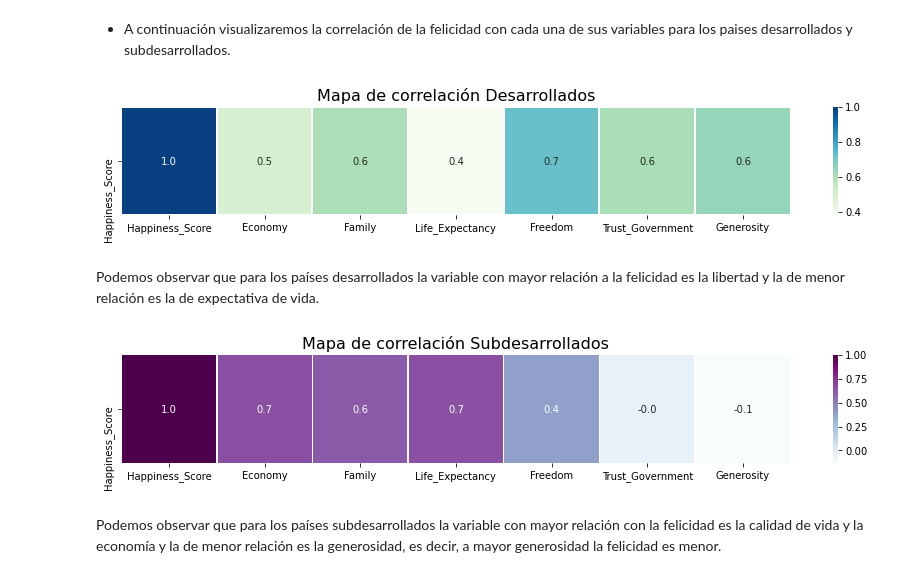
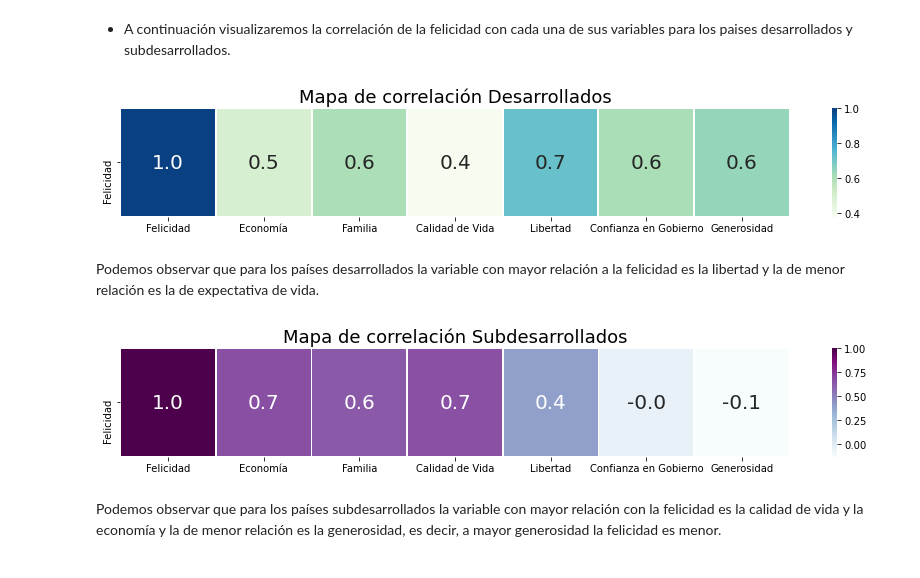
Before and after one commit to perladiaaz/Miner-a_de_datos, a Jupyter notebook: AvancePIA_II_003_11.ipynb, the cells around one changed output. Saved outputs shown, nothing was run; the diff lists cells and outputs as text; code cells hidden in the pictures.

```diff
--- a/AvancePIA_II_003_11.ipynb
+++ b/AvancePIA_II_003_11.ipynb
@@ -333,8 +337,8 @@ Comprobamos que la base de datos, no cuenta con ningún dato nulo.
     Real GDP per capita in 2011US$, 2011 benchmark (Maddison Project Database (2018)) -> Per_Capita: Lo cambiamos para tener un mejor manejo al referirnos al per Cápita.
 # %%
 df=df.rename(columns = {
-        'Happiness Score': "Happiness_Score", 'Economy (GDP per Capita)': "Economy",
-        'Health (Life Expectancy)': "Life_Expectancy", 'Trust (Government Corruption)': "Trust_Government",
+        'Happiness_Score': "Felicidad", 'Economy': "Economía",
+        'Life_Expectancy': "Calidad de Vida", 'Trust_Government': "Confianza en Gobierno",'Freedom':"Libertad",'Family':"Familia",'Generosity':"Generosidad",
         'Dystopia Residual': "Adj", ' Real GDP per capita in 2011US$, 2011 benchmark (Maddison Project Database (2018)) ': "Per_Capita"})
 # %%
 df
@@ -459,31 +466,32 @@ De acuerdo con las gráficas analizadas, podemos decir principalmente que en los
 - A continuación visualizaremos la correlación de la felicidad con cada una de sus variables para los paises desarrollados y subdesarrollados.
 # %%
 dc=df[df["Clasification"] == 1].corr()
-dc=dc.drop(["Generosity","Economy", "Family","Life_Expectancy","Freedom","Trust_Government","Adj","Per_Capita","Clasification"])
+dc=dc.drop(["Generosidad","Economía", "Familia","Calidad de Vida","Libertad","Confianza en Gobierno","Adj","Per_Capita","Clasification"])
 dc=dc.drop(["Adj","Per_Capita","Clasification"],axis=1)
 f,ax=plt.subplots(figsize = (15,2))
-sns.heatmap(dc,annot= True,linewidths=1,fmt = ".1f",ax=ax,cmap="GnBu")
+sns.heatmap(dc,annot= True,linewidths=1,fmt = ".1f",ax=ax,cmap="GnBu",annot_kws={"fontsize":20})
 plt.yticks(rotation ='vertical')
-plt.title('Mapa de correlación Desarrollados',size=16)
+plt.title('Mapa de correlación Desarrollados',size=18)
 plt.savefig('graph.png')
 plt.savefig("Ejemplo2.jpg")
 plt.show()
 # %% [output]
-[figure, old version]
+[figure, new version]
 # %% [markdown]
 Podemos observar que para los países desarrollados la variable con mayor relación a la felicidad es la libertad y la de menor relación es la de expectativa de vida.
 # %%
-dc=df[df["Clasification"] == 0].corr()
-dc=dc.drop(["Generosity","Economy", "Family","Life_Expectancy","Freedom","Trust_Government","Adj","Per_Capita","Clasification"])
-dc=dc.drop(["Adj","Per_Capita","Clasification"],axis=1)
+dp=df[df["Clasification"] == 0].corr()
+dp=dp.drop(["Generosidad","Economía", "Familia","Calidad de Vida","Libertad","Confianza en Gobierno","Adj","Per_Capita","Clasification"])
+dp=dp.drop(["Adj","Per_Capita","Clasification"],axis=1)
+
 f,ax=plt.subplots(figsize = (15,2))
-sns.heatmap(dc,annot= True,linewidths=0.5,fmt = ".1f",ax=ax,cmap="BuPu")
+sns.heatmap(dp,annot= True,linewidths=0.5,fmt = ".1f",ax=ax,cmap="BuPu",annot_kws={"fontsize":20})
 plt.yticks(rotation=90)
-plt.title('Mapa de correlación Subdesarrollados',size=16)
+plt.title('Mapa de correlación Subdesarrollados',size=18)
 plt.savefig('graph.png')
 plt.show()
 # %% [output]
-[figure, old version]
+[figure, new version]
 # %% [markdown]
 Podemos observar que para los países subdesarrollados la variable con mayor relación con la felicidad es la calidad de vida y la economía y la de menor relación es la generosidad, es decir, a mayor generosidad la felicidad es menor.
 # %% [markdown]
```
Also changed, not shown: parts of 14 cells of this notebook.
